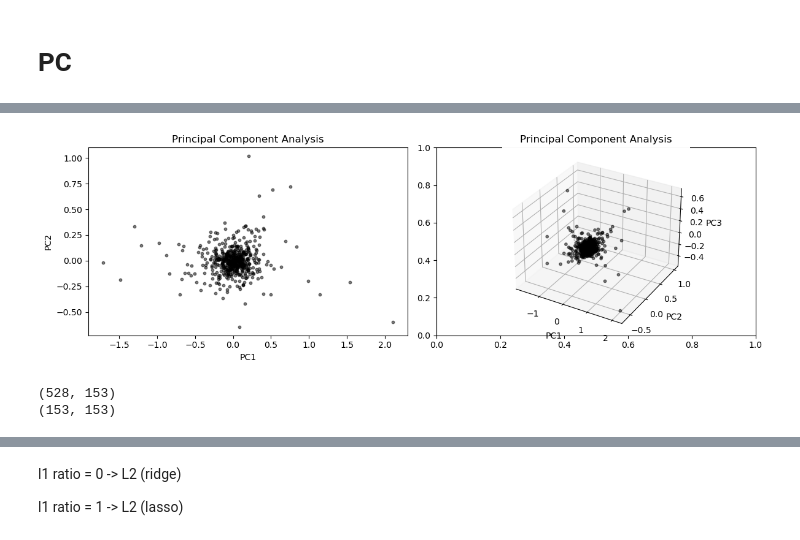
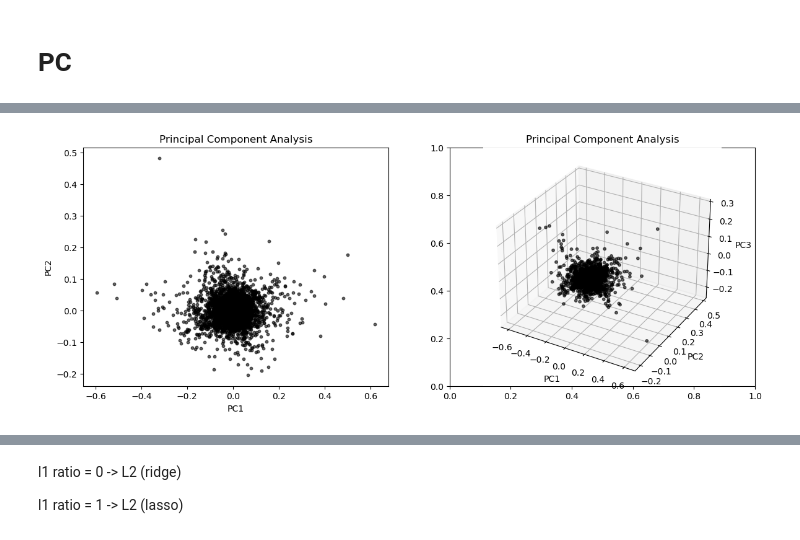
Before and after one commit to simmelholt/ML-codes, a Jupyter notebook: Master Thesis.ipynb, the cells around one changed output, grey strips where cells are left out. Cells and saved outputs as stored; diff of their text form; code cells hidden in the pictures.

```diff
--- a/Master Thesis.ipynb
+++ b/Master Thesis.ipynb
@@ -1075,27 +842,31 @@ plt.show()
 # %%
-# Apply PCA
-pca = PCA(n_components=3)
-pc_scores = pca.fit_transform(df_wide)  # Get transformed principal components
+from mpl_toolkits.mplot3d import Axes3D
 
-# Create figure for 2D and 3D scatter plots
-fig, axes = plt.subplots(1, 2, figsize=(12, 4), subplot_kw={'projection': None})
+# Assuming test_PC is a NumPy array with shape (8564, 153)
+# Apply PCA to reduce to 3 components
+pca_3d = PCA(n_components=3)
+test_PC_transformed = pca_3d.fit_transform(test_PC)
 
-# --- 2D Scatter Plot (PC1 vs. PC2) ---
-axes[0].scatter(pc_scores[:, 0], pc_scores[:, 1], color='black', alpha=0.5, edgecolors='black', s=10)
+# Extract first three principal components
+pc1, pc2, pc3 = test_PC_transformed[:, 0], test_PC_transformed[:, 1], test_PC_transformed[:, 2]
+
+# Create a figure with two subplots
+fig, axes = plt.subplots(1, 2, figsize=(14, 5))
+
+# 2D scatter plot (PC1 vs PC2)
+axes[0].scatter(pc1, pc2, alpha=0.6, color='black', s=10)
 axes[0].set_xlabel("PC1")
 axes[0].set_ylabel("PC2")
 axes[0].set_title("Principal Component Analysis")
 
-# --- 3D Scatter Plot (PC1 vs. PC2 vs. PC3) ---
+# 3D scatter plot (PC1, PC2, PC3)
 ax = fig.add_subplot(1, 2, 2, projection='3d')
-ax.scatter(pc_scores[:, 0], pc_scores[:, 1], pc_scores[:, 2], color='black', alpha=0.5, edgecolors='black', s=10)
+ax.scatter(pc1, pc2, pc3, alpha=0.6, color='black', s=10)
 ax.set_xlabel("PC1")
 ax.set_ylabel("PC2")
 ax.set_zlabel("PC3")
 ax.set_title("Principal Component Analysis")
 
-# Show plots
-plt.tight_layout()
 plt.show()
 # %% [output]
-[figure, old version]
+[figure, new version]
@@ -1107,7 +872,0 @@ Vt_df = pd.DataFrame(Vt, index=[f'V{i+1}' for i in range(Vt.shape[0])], columns=
-# %%
-print(df_wide.shape)
-
-print(Vt_df.shape)
-# %% [output]
-(528, 153)
-(153, 153)
```
Also changed, not shown: parts of 42 cells of this notebook, 1 other file.
